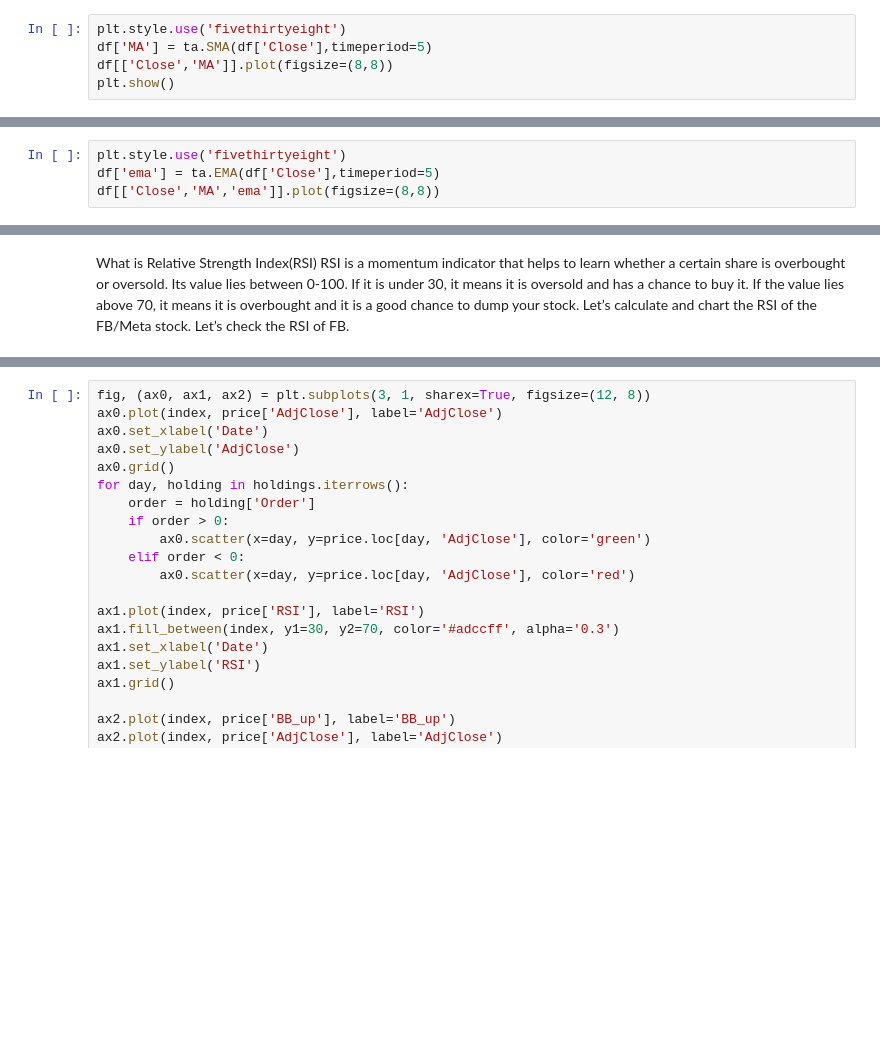
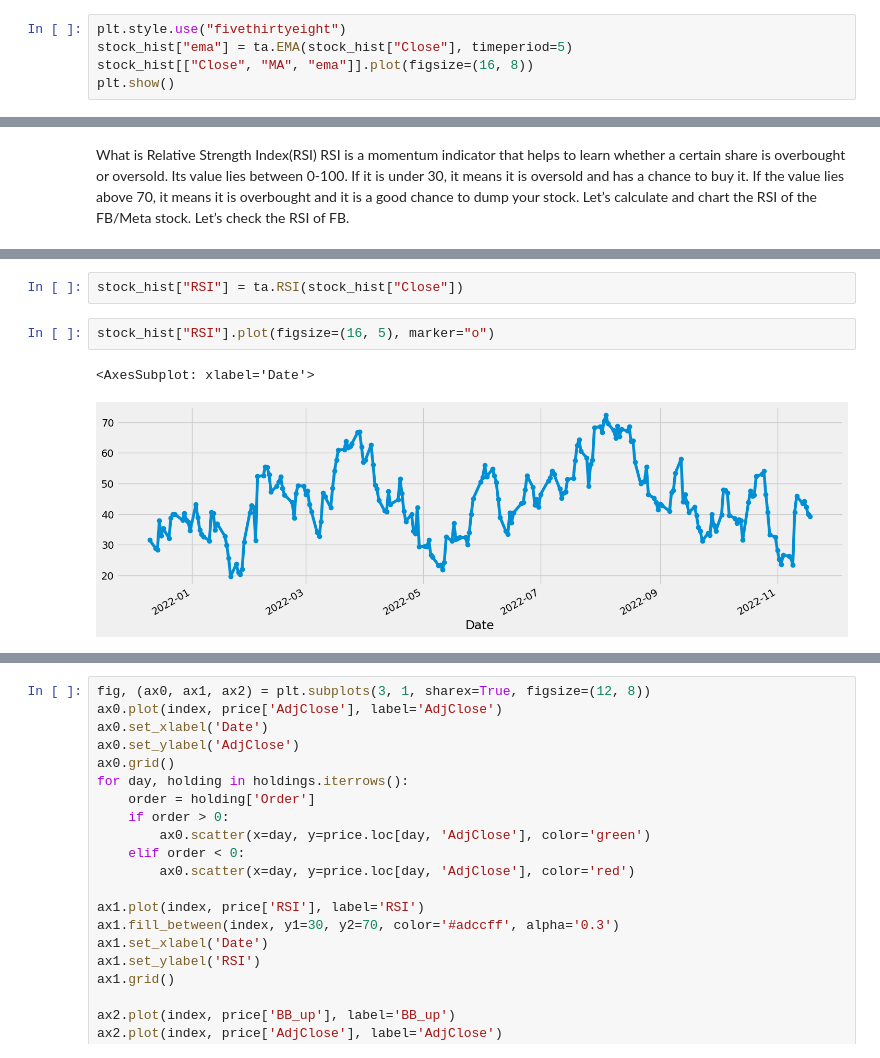
Before and after one commit to Jose-Sabater/marketeer, a Jupyter notebook: stocks/stock_analysis.ipynb, the cells around one changed output, grey strips where cells are left out. Saved outputs shown, nothing was run; the diff lists cells and outputs as text; blank space fills up the shorter version.

```diff
--- a/stocks/stock_analysis.ipynb
+++ b/stocks/stock_analysis.ipynb
@@ -169,6 +73,6 @@ df
 # %%
-plt.style.use('fivethirtyeight')
-df['MA'] = ta.SMA(df['Close'],timeperiod=5)
-df[['Close','MA']].plot(figsize=(8,8))
+plt.style.use("fivethirtyeight")
+stock_hist["ema"] = ta.EMA(stock_hist["Close"], timeperiod=5)
+stock_hist[["Close", "MA", "ema"]].plot(figsize=(16, 8))
 plt.show()
 # %% [output]
@@ -176,4 +79,0 @@ plt.show()
-# %%
-plt.style.use('fivethirtyeight')
-df['ema'] = ta.EMA(df['Close'],timeperiod=5)
-df[['Close','MA','ema']].plot(figsize=(8,8))
@@ -220,0 +85,7 @@ dtype: float64
+# %%
+stock_hist["RSI"] = ta.RSI(stock_hist["Close"])
+# %%
+stock_hist["RSI"].plot(figsize=(16, 5), marker="o")
+# %% [output]
+<AxesSubplot: xlabel='Date'>
+[figure, added]
```
Also changed, not shown: parts of 34 cells of this notebook, 2 other files.
